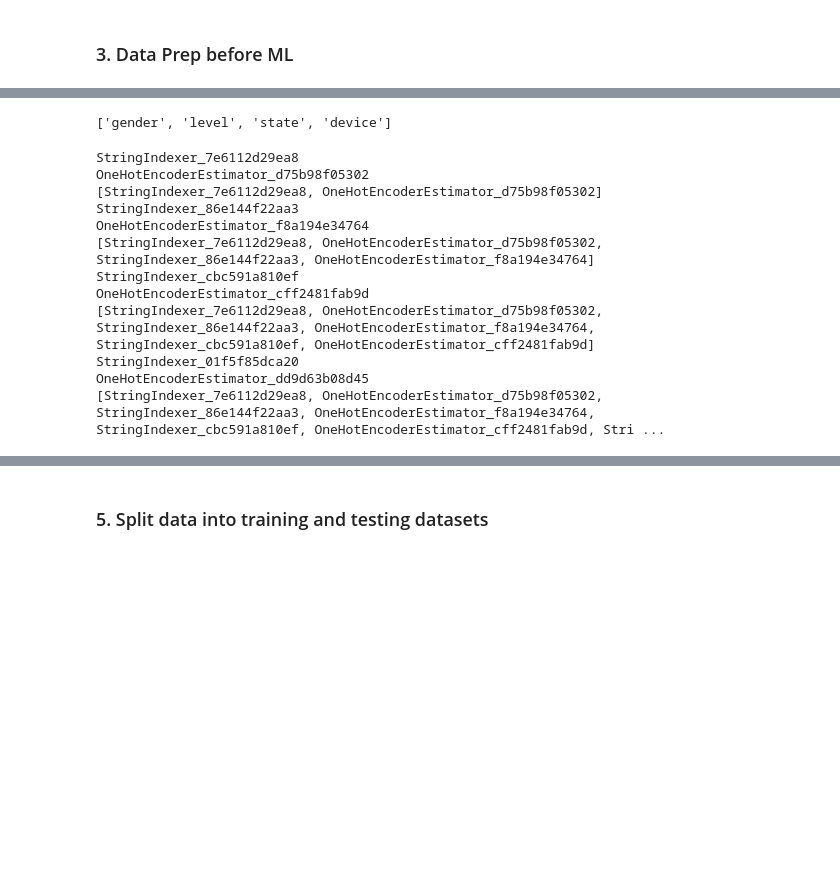
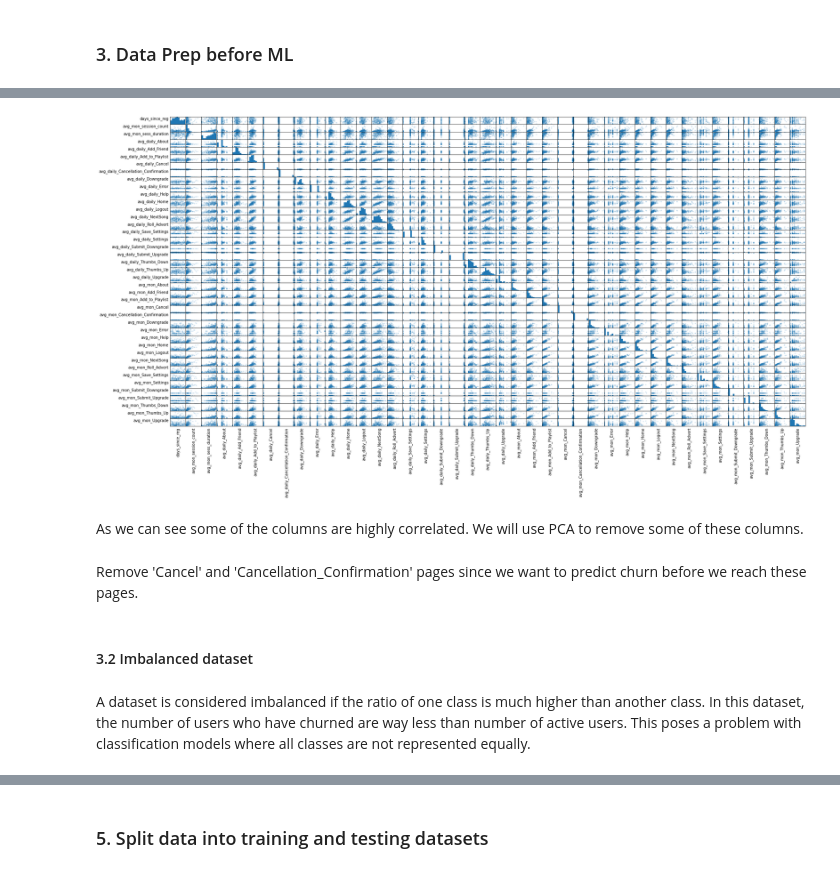
Before and after one commit to nikyan/spark_customer_churn, a Jupyter notebook: sparkify_pipeline.ipynb, the cells around one changed output, grey strips where cells are left out. Cells and saved outputs as stored; diff of their text form; code cells hidden in the pictures; blank space fills up the shorter version.

```diff
--- a/sparkify_pipeline.ipynb
+++ b/sparkify_pipeline.ipynb
@@ -433,5 +508,2 @@ only showing top 20 rows
-# %%
-# replace null in 'registration' field with 0 since this field is used in calculation.
-event_data = event_data.fillna(0, subset=['registration'])
 # %% [markdown]
 ### 2. Extract features
@@ -500,0 +510,3 @@ event_data.select("userId").dropDuplicates().count()
+# %%
+%%time
+user_data_all = extract_features(event_data)
@@ -544,5 +545,0 @@ The data is heavily skewed towards label == 0 i.e. there are way more active use
-# %%
-# add new column weights
-# use user defined ratio field to provide appropriate weights to majority and minority class
-ratio = 0.9
-user_data_all = user_data_all.withColumn("weights", when(col('label') == 1, ratio).otherwise(1*(1-ratio)))
@@ -581,26 +581,0 @@ num_cols
-# %%
-str_cols
-# %% [output]
-['gender', 'level', 'state', 'device']
-# %%
-stages = []
-for col in str_cols:
-  stringIndexer = StringIndexer(inputCol = col, outputCol = col + '_index', handleInvalid = 'keep')
-  print(stringIndexer)
-  encoder = OneHotEncoderEstimator(inputCols=[stringIndexer.getOutputCol()], outputCols=[col + "_classVec"])
-  print(encoder)
-  stages += [stringIndexer, encoder]
-  print(stages)
-# %% [output]
-StringIndexer_7e6112d29ea8
-OneHotEncoderEstimator_d75b98f05302
-[StringIndexer_7e6112d29ea8, OneHotEncoderEstimator_d75b98f05302]
-StringIndexer_86e144f22aa3
-OneHotEncoderEstimator_f8a194e34764
-[StringIndexer_7e6112d29ea8, OneHotEncoderEstimator_d75b98f05302, StringIndexer_86e144f22aa3, OneHotEncoderEstimator_f8a194e34764]
-StringIndexer_cbc591a810ef
-OneHotEncoderEstimator_cff2481fab9d
-[StringIndexer_7e6112d29ea8, OneHotEncoderEstimator_d75b98f05302, StringIndexer_86e144f22aa3, OneHotEncoderEstimator_f8a194e34764, StringIndexer_cbc591a810ef, OneHotEncoderEstimator_cff2481fab9d]
-StringIndexer_01f5f85dca20
-OneHotEncoderEstimator_dd9d63b08d45
-[StringIndexer_7e6112d29ea8, OneHotEncoderEstimator_d75b98f05302, StringIndexer_86e144f22aa3, OneHotEncoderEstimator_f8a194e34764, StringIndexer_cbc591a810ef, OneHotEncoderEstimator_cff2481fab9d, Stri ...
@@ -610,0 +582,24 @@ stages += [assembler]
+# %%
+# select numerical columns and convert to pandas dataframe
+user_data_all_pd = user_data_all.select(num_cols).toPandas()
+# %%
+%%time
+# plot correlation matrix
+axs = pd.plotting.scatter_matrix(user_data_all_pd, figsize=(30, 15), alpha=0.2);
+
+# Rotate axis labels and remove axis ticks
+col = len(user_data_all_pd.columns)
+for i in range(col):
+    v = axs[i, 0]
+    v.yaxis.label.set_rotation(0)
+    v.yaxis.label.set_ha('right')
+    v.set_yticks(())
+    h = axs[col-1, i]
+    h.xaxis.label.set_rotation(90)
+    h.set_xticks(())
+# %% [output]
+[figure, added]
+# %% [markdown]
+As we can see some of the columns are highly correlated. We will use PCA to remove some of these columns.
+# %% [markdown]
+Remove 'Cancel' and 'Cancellation_Confirmation' pages since we want to predict churn before we reach these pages.
@@ -610,0 +613,4 @@ stages += [assembler]
+# %% [markdown]
+#### 3.2 Imbalanced dataset
+# %% [markdown]
+A dataset is considered imbalanced if the ratio of one class is much higher than another class. In this dataset, the number of users who have churned are way less than number of active users. This poses a problem with classification models where all classes are not represented equally.
```
Also changed, not shown: parts of 86 cells of this notebook.
